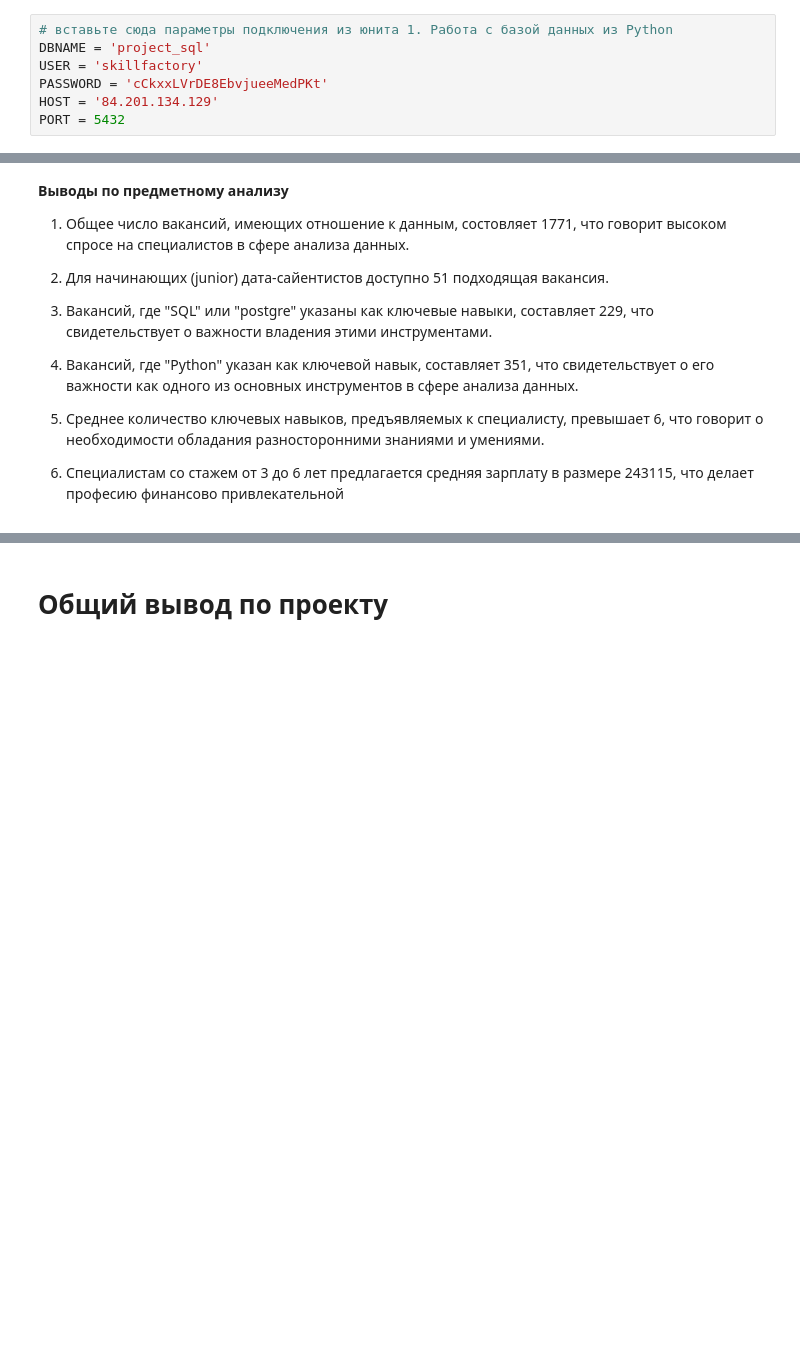
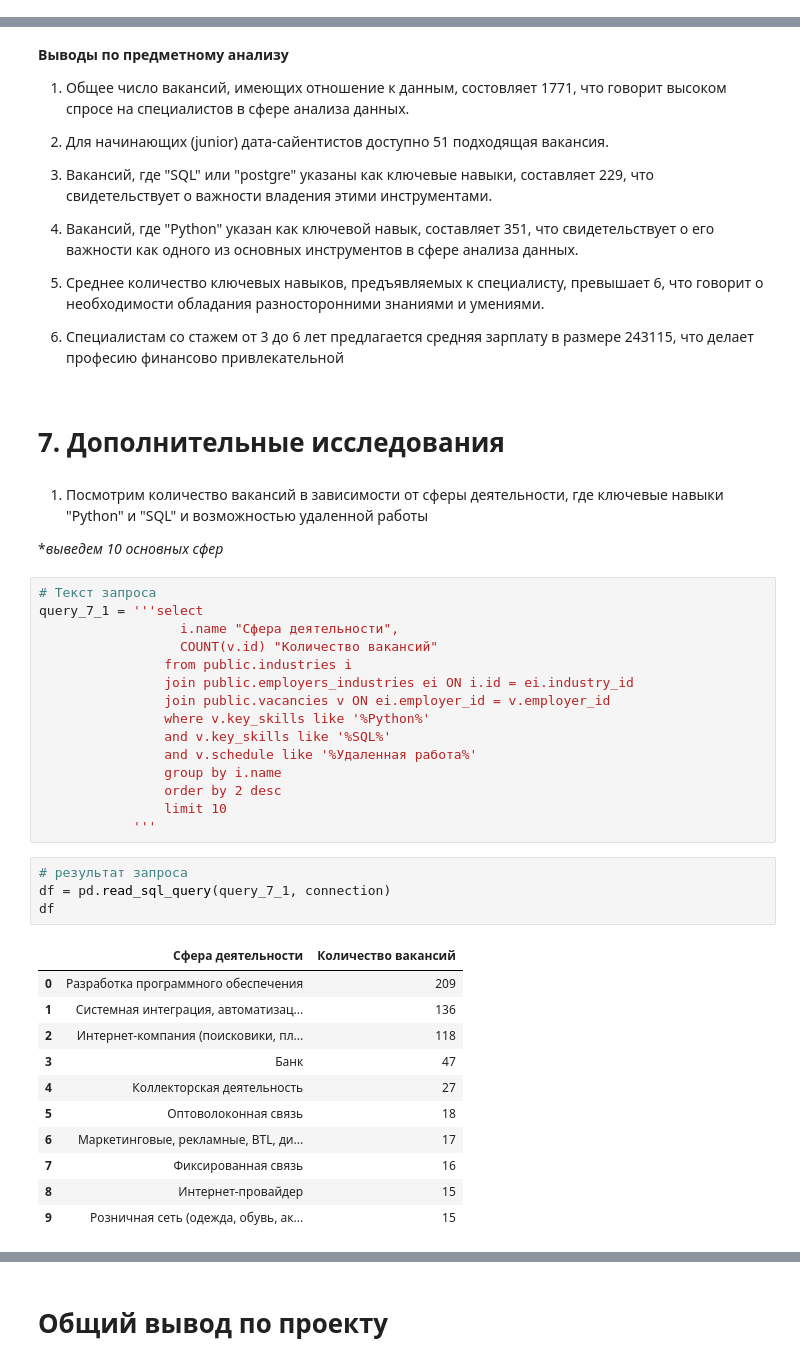
Before and after one commit to StefonovaA/Project-2, a Jupyter notebook: Project_2.ipynb, the cells around one changed output, grey strips where cells are left out. Cells and saved outputs as stored; diff of their text form; blank space fills up the shorter version.

```diff
--- a/Project_2.ipynb
+++ b/Project_2.ipynb
@@ -6,10 +7,3 @@
 import pandas as pd
 import psycopg2
-# %%
-# вставьте сюда параметры подключения из юнита 1. Работа с базой данных из Python
-DBNAME = 'project_sql'
-USER = 'skillfactory'
-PASSWORD = 'cCkxxLVrDE8EbvjueeMedPKt'
-HOST = '84.201.134.129'
-PORT = 5432
 # %%
@@ -674,3 +656,40 @@ df
 5. Среднее количество ключевых навыков, предъявляемых к специалисту, превышает 6, что говорит о необходимости обладания разносторонними знаниями и умениями.
 
 6. Специалистам со стажем от 3 до 6 лет предлагается средняя зарплату в размере 243115, что делает професию финансово привлекательной
+# %% [markdown]
+# 7. Дополнительные исследования
+# %% [markdown]
+1. Посмотрим количество вакансий в зависимости от сферы деятельности, где ключевые навыки "Python" и "SQL" и возможностью удаленной работы
+
+**выведем 10 основных сфер*
+# %%
+# Текст запроса
+query_7_1 = '''select
+                  i.name "Сфера деятельности",
+                  COUNT(v.id) "Количество вакансий"
+                from public.industries i
+                join public.employers_industries ei ON i.id = ei.industry_id
+                join public.vacancies v ON ei.employer_id = v.employer_id
+                where v.key_skills like '%Python%'
+                and v.key_skills like '%SQL%'
+                and v.schedule like '%Удаленная работа%'
+                group by i.name
+                order by 2 desc
+                limit 10
+            '''
+# %%
+# результат запроса
+df = pd.read_sql_query(query_7_1, connection)
+df
+# %% [output]
+|  | Сфера деятельности | Количество вакансий |
+| 0 | Разработка программного обеспечения | 209 |
+| 1 | Системная интеграция, автоматизац... | 136 |
+| 2 | Интернет-компания (поисковики, пл... | 118 |
+| 3 | Банк | 47 |
+| 4 | Коллекторская деятельность | 27 |
+| 5 | Оптоволоконная связь | 18 |
+| 6 | Маркетинговые, рекламные, BTL, ди... | 17 |
+| 7 | Фиксированная связь | 16 |
+| 8 | Интернет-провайдер | 15 |
+| 9 | Розничная сеть (одежда, обувь, ак... | 15 |
```
Also changed, not shown: parts of 12 cells of this notebook.
